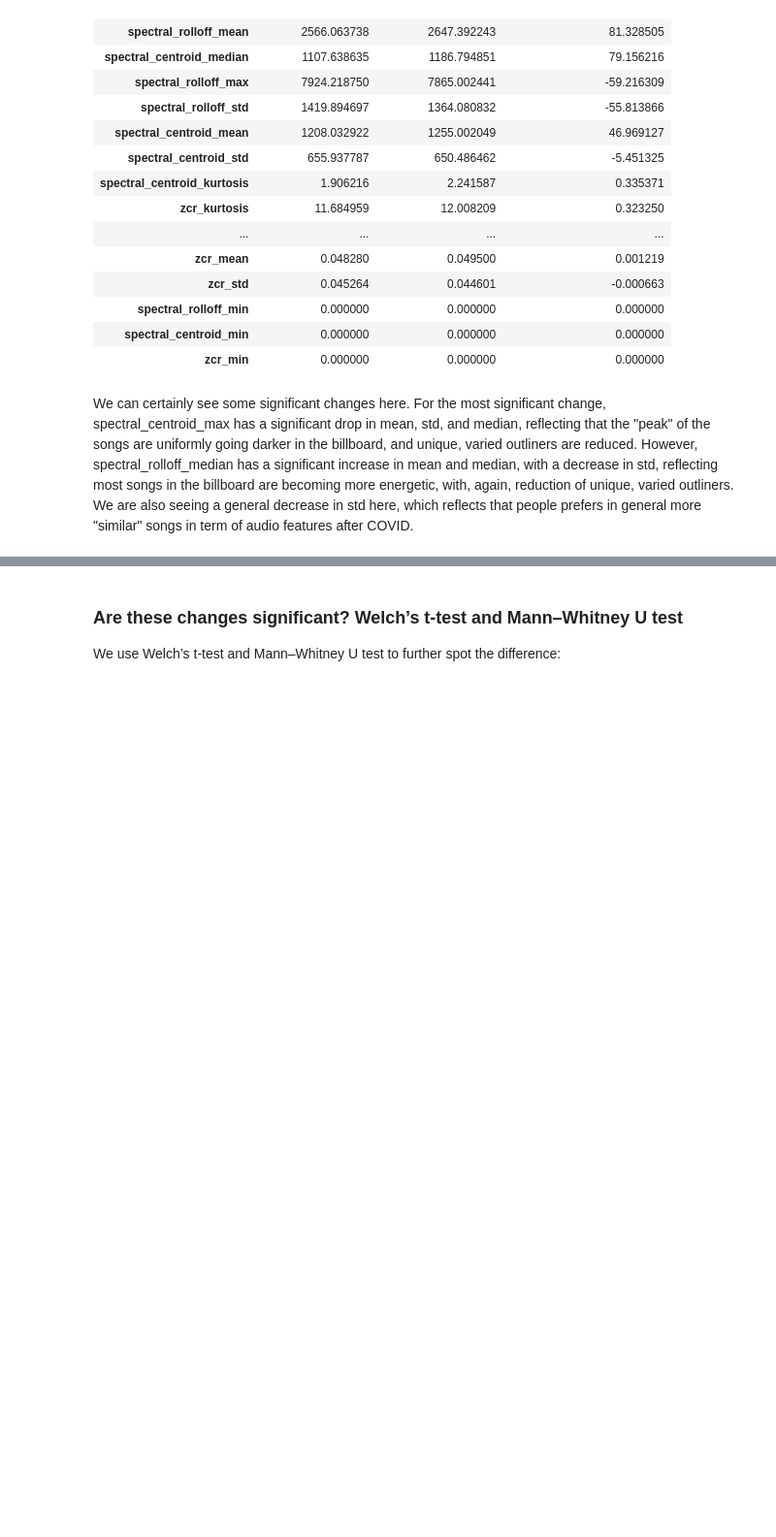
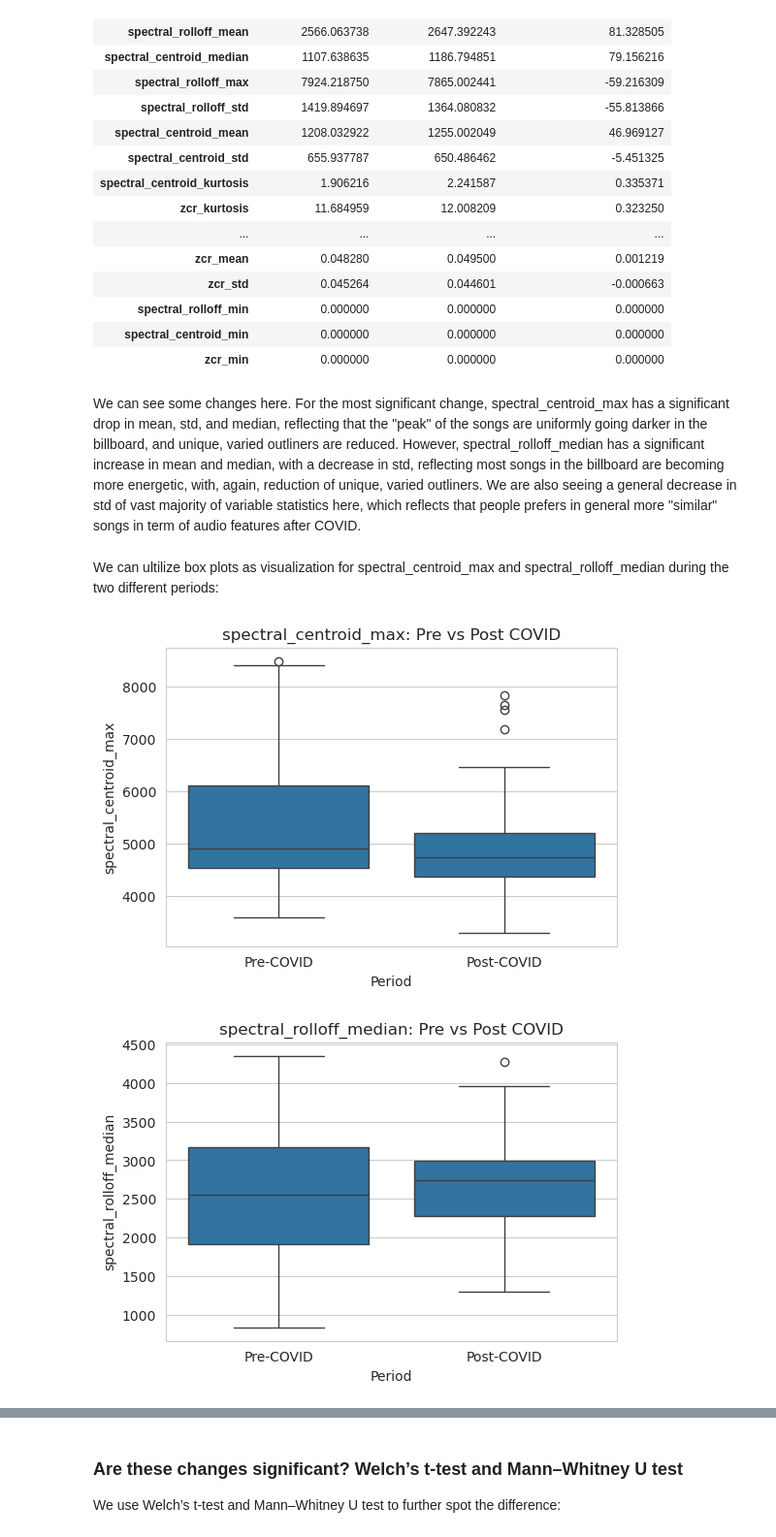
Before and after one commit to COGS108/Group081_WI26, a Jupyter notebook: 03-FinalProject.ipynb, the cells around one changed output, grey strips where cells are left out. Shown at 97% size. Saved outputs shown, nothing was run; the diff lists cells and outputs as text; code cells hidden in the pictures; blank space fills up the shorter version.

Commit message:
New box plot and some discussions

```diff
--- a/03-FinalProject.ipynb
+++ b/03-FinalProject.ipynb
@@ -647,7 +650,29 @@ simple_desc1
 | spectral_centroid_min | 0.000000 | 0.000000 | 0.000000 |
 | zcr_min | 0.000000 | 0.000000 | 0.000000 |
 # %% [markdown]
-We can certainly see some significant changes here.
+We can see some changes here.
 For the most significant change, spectral_centroid_max has a significant drop in mean, std, and median, reflecting that the "peak" of the songs are uniformly going darker in the billboard, and unique, varied outliners are reduced.
 However, spectral_rolloff_median has a significant increase in mean and median, with a decrease in std, reflecting most songs in the billboard are becoming more energetic, with, again, reduction of unique, varied outliners.
-We are also seeing a general decrease in std here, which reflects that people prefers in general more "similar" songs in term of audio features after COVID.
+We are also seeing a general decrease in std of vast majority of variable statistics here, which reflects that people prefers in general more "similar" songs in term of audio features after COVID.
+# %% [markdown]
+We can ultilize box plots as visualization for spectral_centroid_max and spectral_rolloff_median during the two different periods:
+# %%
+import matplotlib.pyplot as plt
+import seaborn as sns
+
+# Features to visualize
+selected_features = [
+    'spectral_centroid_max',
+    'spectral_rolloff_median'
+]
+
+for col in selected_features:
+    plt.figure(figsize=(6, 4))
+    sns.boxplot(data=expanded_df, x='Period', y=col)
+    plt.title(f'{col}: Pre vs Post COVID')
+    plt.xlabel('Period')
+    plt.ylabel(col)
+    plt.show()
+# %% [output]
+[figure, added]
+[figure, added]
```
Also changed, not shown: parts of 10 cells of this notebook.
